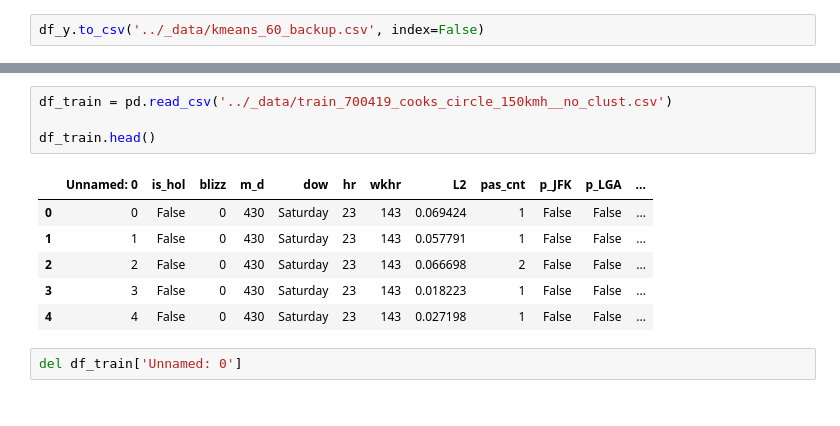
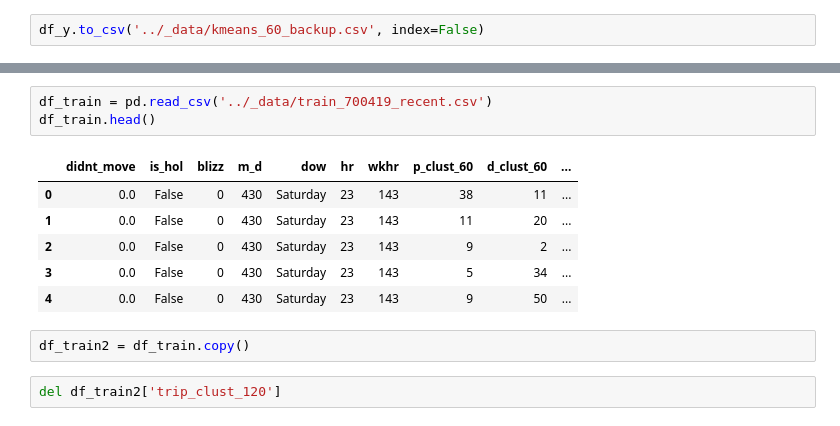
Before and after one commit to eigenSim/dss6a-regression, a Jupyter notebook: choi/171024_1919_attempt_clusters_60_train_and_test.ipynb, the cells around one changed output, grey strips where cells are left out. Saved outputs shown, nothing was run; the diff lists cells and outputs as text.

```diff
--- a/choi/171024_1919_attempt_clusters_60_train_and_test.ipynb
+++ b/choi/171024_1919_attempt_clusters_60_train_and_test.ipynb
@@ -417,13 +458,14 @@ y_dict[30] = y_kmeans
 # %%
-df_train = pd.read_csv('../_data/train_700419_cooks_circle_150kmh__no_clust.csv')
-
+df_train = pd.read_csv('../_data/train_700419_recent.csv')
 df_train.head()
 # %% [output]
-|  | Unnamed: 0 | is_hol | blizz | m_d | dow | hr | wkhr | L2 | pas_cnt | p_JFK | p_LGA | ... |
-| 0 | 0 | False | 0 | 430 | Saturday | 23 | 143 | 0.069424 | 1 | False | False | ... |
-| 1 | 1 | False | 0 | 430 | Saturday | 23 | 143 | 0.057791 | 1 | False | False | ... |
-| 2 | 2 | False | 0 | 430 | Saturday | 23 | 143 | 0.066698 | 2 | False | False | ... |
-| 3 | 3 | False | 0 | 430 | Saturday | 23 | 143 | 0.018223 | 1 | False | False | ... |
-| 4 | 4 | False | 0 | 430 | Saturday | 23 | 143 | 0.027198 | 1 | False | False | ... |
+|  | didnt_move | is_hol | blizz | m_d | dow | hr | wkhr | p_clust_60 | d_clust_60 | ... |
+| 0 | 0.0 | False | 0 | 430 | Saturday | 23 | 143 | 38 | 11 | ... |
+| 1 | 0.0 | False | 0 | 430 | Saturday | 23 | 143 | 11 | 20 | ... |
+| 2 | 0.0 | False | 0 | 430 | Saturday | 23 | 143 | 9 | 2 | ... |
+| 3 | 0.0 | False | 0 | 430 | Saturday | 23 | 143 | 5 | 34 | ... |
+| 4 | 0.0 | False | 0 | 430 | Saturday | 23 | 143 | 9 | 50 | ... |
-# %%
-del df_train['Unnamed: 0']
+# %%
+df_train2 = df_train.copy()
+# %%
+del df_train2['trip_clust_120']
```
Also changed, not shown: parts of 90 cells of this notebook, 6 other files.
